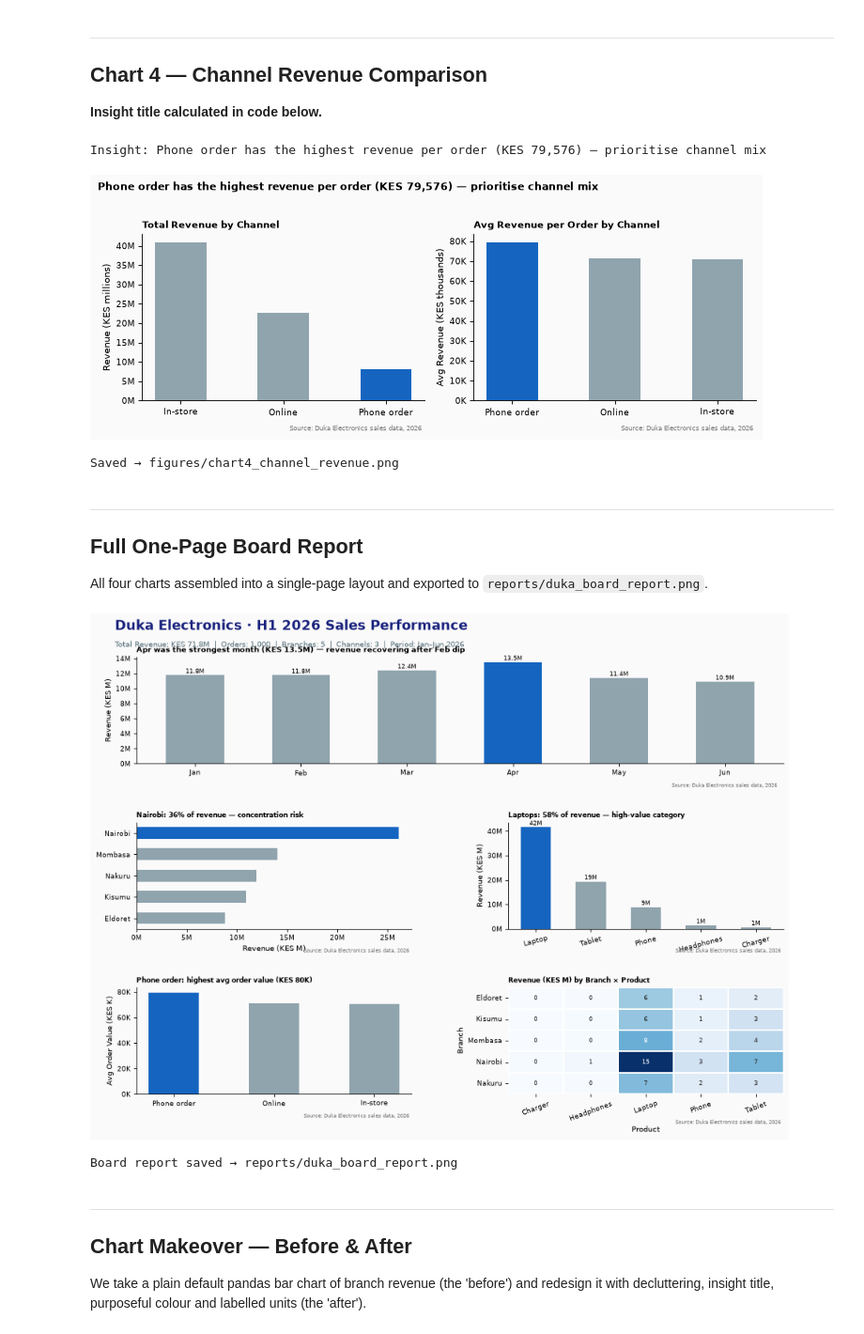
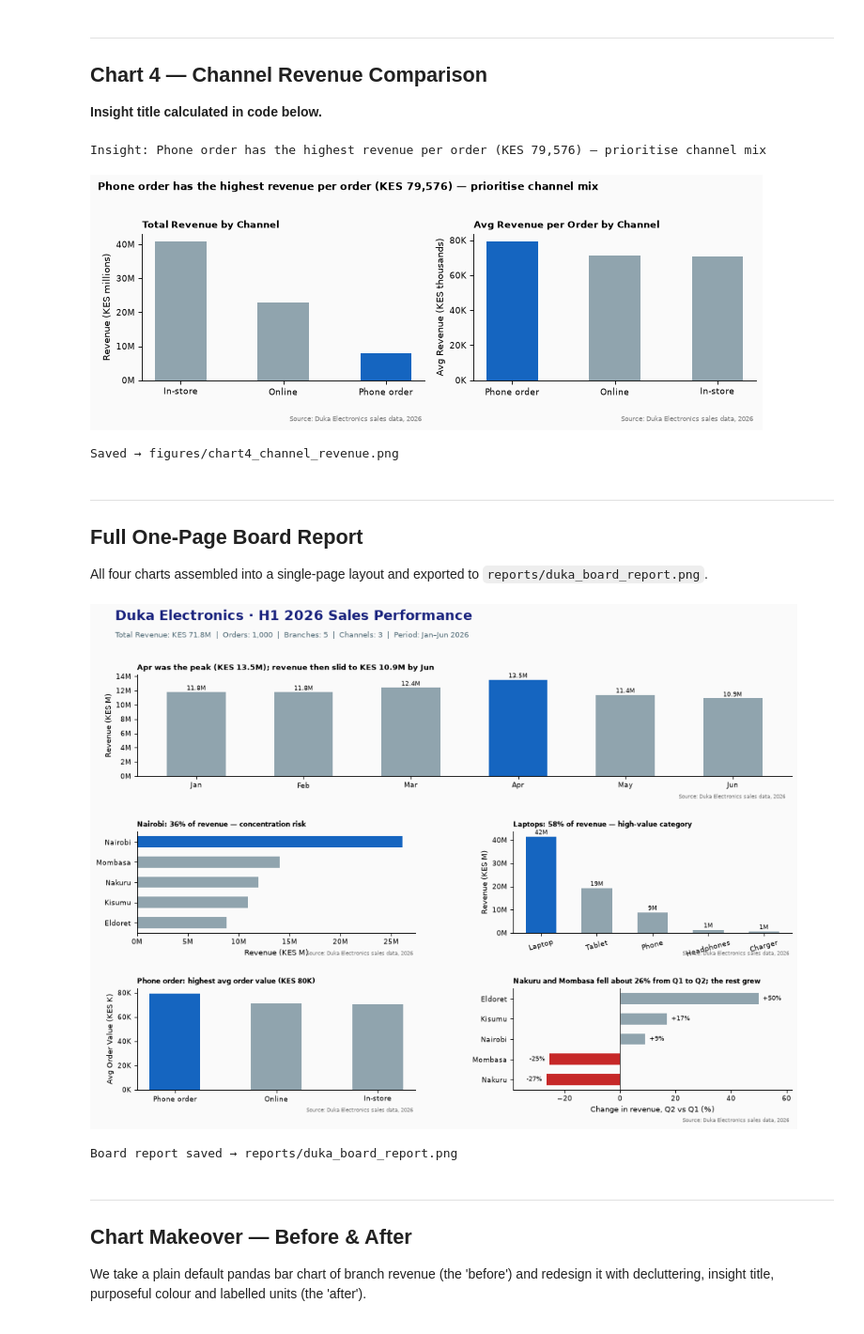
Before and after one commit to deendiran/plp-da-a4-student-eda-and-board-report, a Jupyter notebook: board_report.ipynb, the cells around one changed output. Shown at 94% size. Cells and saved outputs as stored; diff of their text form; code cells hidden in the pictures.

```diff
--- a/board_report.ipynb
+++ b/board_report.ipynb
@@ -264,7 +264,7 @@ ax2.yaxis.set_major_formatter(mticker.FuncFormatter(lambda x, _: f"{x:.0f}K"))
 
 for ax in axes:
     ax.spines[["top","right"]].set_visible(False)
-    ax.text(0.99, -0.18, "Source: Duka Electronics sales data, 2026",
+    ax.text(0.99, -0.28, "Source: Duka Electronics sales data, 2026",
             transform=ax.transAxes, ha="right", fontsize=6.5, color="grey")
 
 fig.suptitle(insight_title_4, fontsize=10, fontweight="bold", x=0.01, ha="left", y=1.02)
@@ -274,7 +274,7 @@ plt.show()
 print("Saved → figures/chart4_channel_revenue.png")
 # %% [output]
 Insight: Phone order has the highest revenue per order (KES 79,576) — prioritise channel mix
-[figure, old version]
+[figure, new version]
 Saved → figures/chart4_channel_revenue.png
 # %% [markdown]
 ---
@@ -310,7 +310,7 @@ top_ch_a = ch_avg_s.max()
 fig = plt.figure(figsize=(12, 9), facecolor=BG)
 gs  = GridSpec(3, 2, figure=fig,
                hspace=0.55, wspace=0.35,
-               top=0.88, bottom=0.07, left=0.07, right=0.97)
+               top=0.83, bottom=0.07, left=0.07, right=0.97)
 
 # ── Header ───────────────────────────────────────────────────────────────────
 fig.text(0.04, 0.95,
@@ -323,10 +323,10 @@ fig.text(0.04, 0.91,
 
 SOURCE = "Source: Duka Electronics sales data, 2026"
 
-def style_ax(ax):
+def style_ax(ax, y=-0.22):
     ax.spines[["top","right"]].set_visible(False)
     ax.set_facecolor(BG)
-    ax.text(0.99, -0.22, SOURCE, transform=ax.transAxes,
+    ax.text(0.99, y, SOURCE, transform=ax.transAxes,
             ha="right", fontsize=6, color="grey")
 
 # ── Chart 1: Monthly Revenue Trend ───────────────────────────────────────────
@@ -337,9 +337,10 @@ bars1 = ax1.bar(month_labels, monthly_rev / 1e6, color=bar_colours,
 for bar in bars1:
     ax1.text(bar.get_x() + bar.get_width()/2, bar.get_height() + 0.08,
              f"{bar.get_height():.1f}M", ha="center", va="bottom", fontsize=7)
-ax1.set_title(f"{peak_m} was the strongest month (KES {monthly_rev.max()/1e6:.1f}M) — revenue recovering after Feb dip",
+ax1.set_title(f"{peak_m} was the peak (KES {monthly_rev.max()/1e6:.1f}M); revenue then slid to KES {monthly_rev[-1]/1e6:.1f}M by {month_labels[-1]}",
               loc="left", fontsize=9, fontweight="bold")
 ax1.set_ylabel("Revenue (KES M)")
+ax1.yaxis.set_major_locator(mticker.MultipleLocator(2))
 ax1.yaxis.set_major_formatter(mticker.FuncFormatter(lambda x,_: f"{x:.0f}M"))
 style_ax(ax1)
 
@@ -360,48 +361,57 @@ pr_colours = [ACCENT if p == top_pr else NEUTRAL for p in product_rev_s.index]
 ax3.bar(product_rev_s.index, product_rev_s.values / 1e6, color=pr_colours,
         edgecolor="none", width=0.55)
 for i, (p, v) in enumerate(product_rev_s.items()):
     ax3.text(i, v/1e6 + 0.3, f"{v/1e6:.0f}M", ha="center", va="bottom", fontsize=7)
 ax3.set_title(f"Laptops: {top_pr_p:.0f}% of revenue — high-value category",
               loc="left", fontsize=8.5, fontweight="bold")
 ax3.set_ylabel("Revenue (KES M)")
 ax3.yaxis.set_major_formatter(mticker.FuncFormatter(lambda x,_: f"{x:.0f}M"))
 ax3.tick_params(axis="x", rotation=15)
 style_ax(ax3)
 
 # ── Chart 4: Channel avg revenue per order ───────────────────────────────────
 ax4 = fig.add_subplot(gs[2, 0])
 ch_colours = [ACCENT if c == top_ch else NEUTRAL for c in ch_avg_s.index]
 ax4.bar(ch_avg_s.index, ch_avg_s.values / 1e3, color=ch_colours,
         edgecolor="none", width=0.5)
 ax4.set_title(f"{top_ch}: highest avg order value (KES {top_ch_a/1e3:.0f}K)",
               loc="left", fontsize=8.5, fontweight="bold")
 ax4.set_ylabel("Avg Order Value (KES K)")
 ax4.yaxis.set_major_formatter(mticker.FuncFormatter(lambda x,_: f"{x:.0f}K"))
 style_ax(ax4)
 
-# ── Chart 5: Branch × Product heatmap ────────────────────────────────────────
+# ── Chart 5: Q1 → Q2 revenue change by branch ──────────────────────────────
+df["half"] = np.where(df["month"] <= 3, "Q1", "Q2")
+bq = df.pivot_table(index="branch", columns="half", values="revenue", aggfunc="sum")
+chg = ((bq["Q2"] / bq["Q1"] - 1) * 100).sort_values()
+
+n_fell    = int((chg < 0).sum())
+fell_list = " and ".join(chg.index[:n_fell])
+fell_avg  = abs(chg[chg < 0].mean())
+
 ax5 = fig.add_subplot(gs[2, 1])
-pivot = df.pivot_table(index="branch", columns="product",
-                       values="revenue", aggfunc="sum") / 1e6
-sns.heatmap(
-    pivot, ax=ax5, cmap="Blues",
-    annot=True, fmt=".0f", annot_kws={"size": 7},
-    linewidths=0.4, cbar=False
-)
-ax5.set_title("Revenue (KES M) by Branch × Product",
+ax5.barh(chg.index, chg.values,
+         color=[WARNING if v < 0 else NEUTRAL for v in chg.values],
+         edgecolor="none", height=0.55)
+for i, v in enumerate(chg.values):
+    ax5.text(v + (1.5 if v >= 0 else -1.5), i, f"{v:+.0f}%",
+             va="center", ha="left" if v >= 0 else "right", fontsize=7)
+ax5.axvline(0, color="#424242", linewidth=0.8)
+ax5.set_xlim(chg.min() - 12, chg.max() + 12)
+ax5.set_title(f"{fell_list} fell about {fell_avg:.0f}% from Q1 to Q2; the rest grew",
               loc="left", fontsize=8.5, fontweight="bold")
-ax5.set_xlabel("Product")
-ax5.set_ylabel("Branch")
-ax5.tick_params(axis="x", rotation=20)
-ax5.text(0.99, -0.28, SOURCE, transform=ax5.transAxes,
-         ha="right", fontsize=6, color="grey")
+ax5.set_xlabel("Change in revenue, Q2 vs Q1 (%)")
+ax5.set_ylabel("")
+ax5.spines[["top","right"]].set_visible(False)
+ax5.set_facecolor(BG)
+ax5.text(0.99, -0.32, SOURCE, transform=ax5.transAxes, ha="right", fontsize=6, color="grey")
 
 plt.savefig("reports/duka_board_report.png", dpi=180, bbox_inches="tight",
             facecolor=BG)
 plt.show()
 print("Board report saved → reports/duka_board_report.png")
 # %% [output]
-[figure, old version]
+[figure, new version]
 Board report saved → reports/duka_board_report.png
 # %% [markdown]
 ---
```
Also changed, not shown: parts of 5 cells of this notebook, 9 other files.
